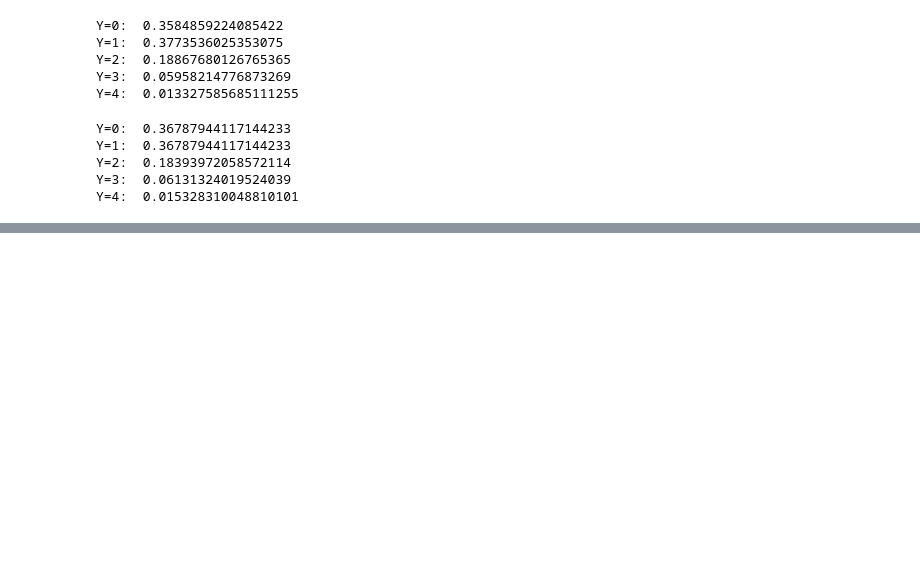
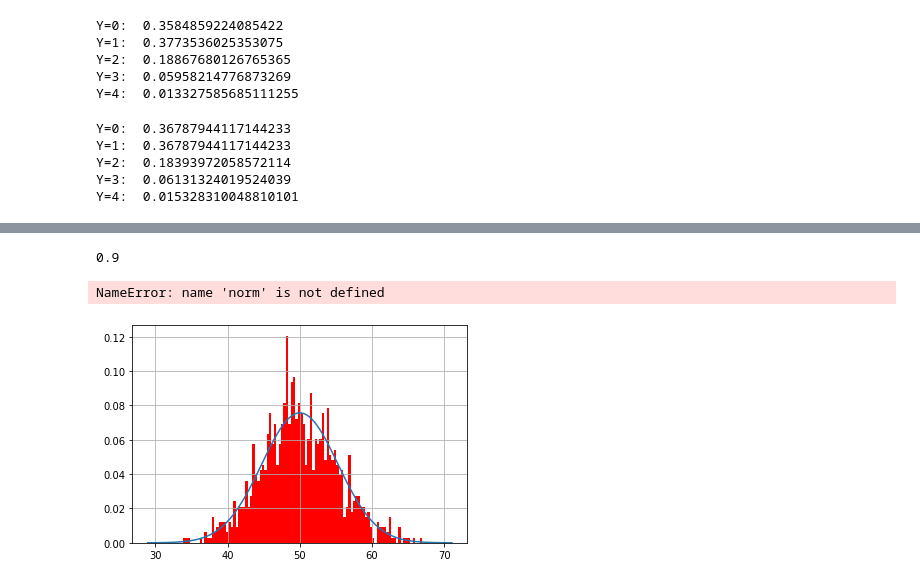
Before and after one commit to aliibrahimyilmaz/Data_Science, a Jupyter notebook: 01_Statistics/probability_distributions.ipynb, the cells around one changed output, grey strips where cells are left out. Cells and saved outputs as stored; diff of their text form; code cells hidden in the pictures; blank space fills up the shorter version.

```diff
--- a/01_Statistics/probability_distributions.ipynb
+++ b/01_Statistics/probability_distributions.ipynb
@@ -123,0 +151,8 @@ Y=4:  0.015328310048810101
+# %%
+90/100
+# %% [output]
+0.9
+# %%
+1 - norm.cdf(940, 850, 100)  # x=940, mu=850, std=100
+# %% [output]
+NameError: name 'norm' is not defined
@@ -123,0 +162,22 @@ Y=4:  0.015328310048810101
+# %%
+sample_size = 30
+sim_num = 1000
+# %%
+mean_list = []
+
+for i in range(sim_num):
+    sample_list = []
+    for i in range(sample_size):
+        sample_list.append(random.randint(0, 100))  # from uniform dist taken
+    sample_mean = sum(sample_list)/sample_size
+    mean_list.append(sample_mean)
+# %%
+plt.hist(mean_list, bins = 100, density=True, color='r')
+plt.grid()
+mu = 50
+sigma = math.sqrt(((100**2)/12)) / (math.sqrt(sample_size))
+x = np.linspace(mu-4*sigma, mu + 4*sigma, 100)
+plt.plot(x, norm.pdf(x, mu, sigma))
+plt.show()
+# %% [output]
+[figure, added]
```
Also changed, not shown: parts of 14 cells of this notebook, 5 other files.
